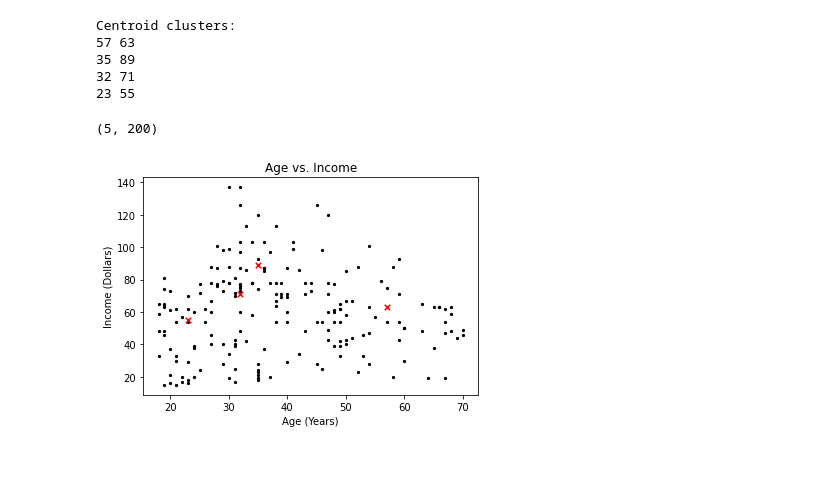
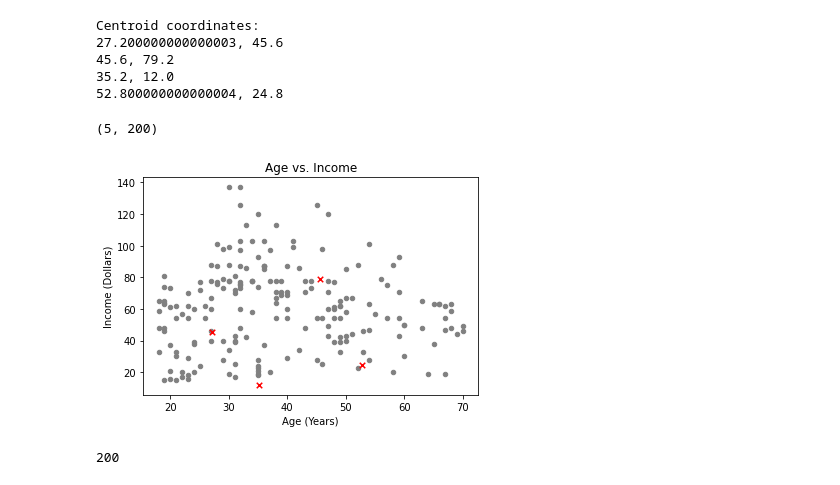
Before and after one commit to mirandabohm/Machine-Learning-Demo-Pack, a Jupyter notebook: k_means.ipynb, the cells around one changed output. Drawn from its saved outputs; the diff is of its cells as text; code cells hidden in the pictures.

```diff
--- a/k_means.ipynb
+++ b/k_means.ipynb
@@ -12,2 +17,3 @@ Once deleted, variables cannot be recovered. Proceed (y/[n])? y
 # %%
-df = pd.read_csv('Data/mall_customers.csv')
+# Load data into a pandas dataframe
+df = pd.read_csv('../Data/mall_customers.csv')
@@ -48,0 +20,5 @@ df.head()
+# %%
+# A True value shuffles data rows
+shuffle_on = False
+if shuffle_on:
+    df = df.sample(frac=1)
@@ -61,21 +63,31 @@ max_iter = 1
 k = 4
+# %%
+# Define max and min of x and y datasets. Will be used to randomize centroids' initial positions
+x_max = np.amax(x)
+x_min = np.amin(x)
+y_max = np.amax(y)
+y_min = np.amin(y)
 # %%
-# Choose random centers to start...
-k_x, k_y = [], []
+# Initialize centroids at random locations within reasonable range.
+# This includes a margin so that centroids are not placed at edge of the range
+
+margin = .20
+k_x = [] # List of x coordinates of all centroids
+k_y = [] # List of y coordinates of all centroids
 
 for i in range(k):
-    k_x.append(randint(20,60)*1)
-    k_y.append(randint(40,100)*1)
+    k_x.append(randint(x_min, x_max)*(1-margin))
+    k_y.append(randint(y_min, y_max)*(1-margin))
 
-print('Centroid clusters:')
+print('Centroid coordinates:')
 for j in range(k):
-    print(k_x[j], k_y[j])
+    print(k_x[j],', ',k_y[j], sep='')
 # %% [output]
-Centroid clusters:
-57 63
-35 89
-32 71
-23 55
+Centroid coordinates:
+27.200000000000003, 45.6
+45.6, 79.2
+35.2, 12.0
+52.800000000000004, 24.8
 # %%
 # Make an empty numpy array of size k x len(x) to store distances to centroids
 # Build in extra row for the minimum distance value
@@ -90,15 +102,20 @@ def find_distance(x, y, k_x, k_y):
     distance = sqrt((x - k_x)**2 + (y - k_y)**2)
     return distance
 # %%
-# Visualize data
-plt.scatter(x, y, s = 5, color='black')
+# Visualize data (grey) and starting centroid locations (red)
+figure(facecolor='w')
+plt.scatter(x, y, s=20, color='grey')
 plt.scatter(k_x, k_y, s = 30, color='red', marker='x')
 plt.title('Age vs. Income')
 plt.xlabel('Age (Years)')
 plt.ylabel('Income (Dollars)')
 plt.show()
 # %% [output]
-[figure, old version]
+[figure, new version]
+# %%
+print(len(x))
+# %% [output]
+200
 # %%
 # Iteratively find the distance between every point and every center.
 # Construct array d containing distances from every point to every centroid
```
Also changed, not shown: parts of 18 cells of this notebook.
